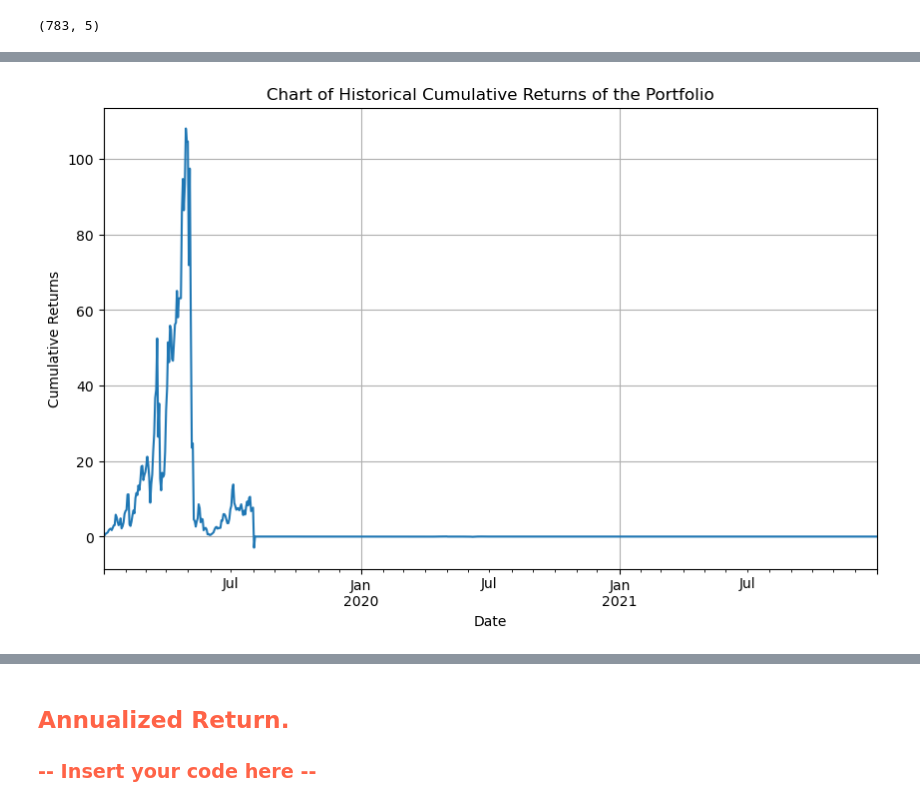
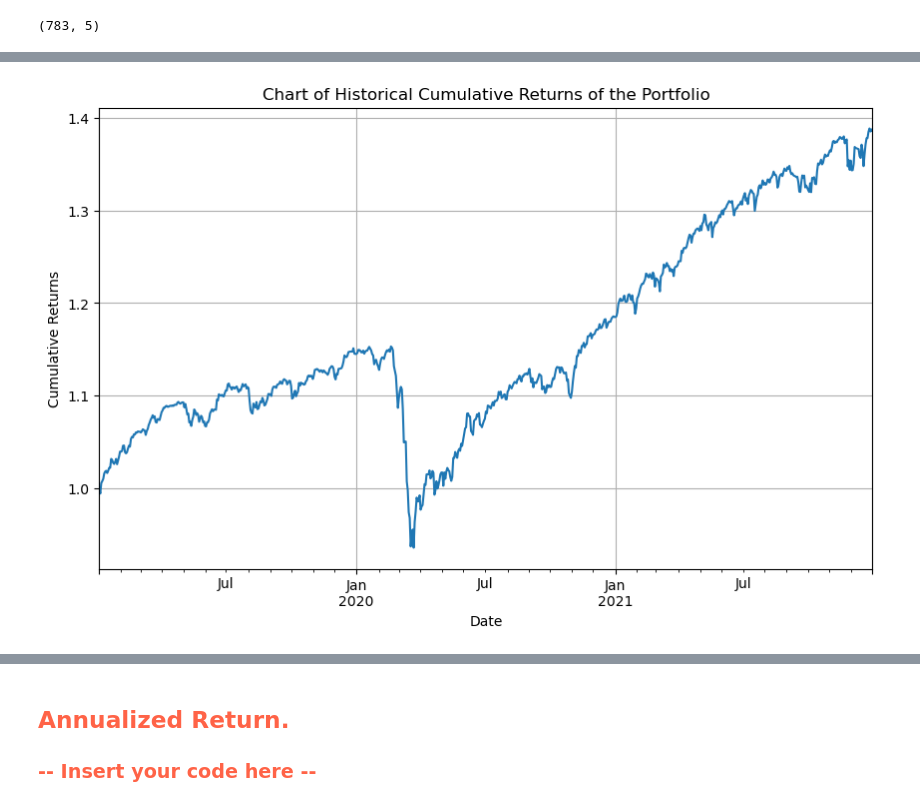
Before and after one commit to Bumbledebee/Financial-Portfolio-Analysis, a Jupyter notebook: Tech-Challenge.ipynb, the cells around one changed output, grey strips where cells are left out. Saved outputs shown, nothing was run; the diff lists cells and outputs as text; code cells hidden in the pictures.

```diff
--- a/Tech-Challenge.ipynb
+++ b/Tech-Challenge.ipynb
@@ -168,7 +163,7 @@ You are required to calculate the daily percentage returns for each financial as
 <h3 style="color: #FF6347;">-- Insert your code here --</h3>
 # %%
 # Calculate daily percentage returns for each asset
-returns = df.pct_change() * 100
+returns = df.pct_change()
 returns
 # %% [output]
 |  | asset1 | asset2 | asset3 | asset4 | asset5 |
@@ -187,4 +182 @@ returns
 783 rows × 5 columns
-# %%
-returns.columns = [(f'return{i + 1}'+'_%') for i in range(len(returns.columns))] #rename the columns to return
-returns
@@ -467,3 +465,0 @@ dfw = dfw.drop(columns='sum_of_weights')
-# %%
-returns.columns = [(f'asset{i + 1}') for i in range(1,6)] #rename the columns back to ass1-5
-returns.head()
@@ -485,4 +473,5 @@ dfw.shape
 (783, 5)
 # %%
 df_new = (dfw * returns).sum(axis=1)
-df_new.head()
+cum_prod = (1+df_new).cumprod()
+cum_sum = df_new.cumsum()
@@ -499,9 +478,9 @@ cum = (1 + df_new).cumprod()
 # %%
 plt.figure(figsize=(10, 6))
-cum.plot()
+cum_prod.plot()
 plt.title('Chart of Historical Cumulative Returns of the Portfolio')
 plt.xlabel('Date')
 plt.ylabel('Cumulative Returns')
 plt.grid(True)
 # %% [output]
-[figure, old version]
+[figure, new version]
```
Also changed, not shown: parts of 36 cells of this notebook.
